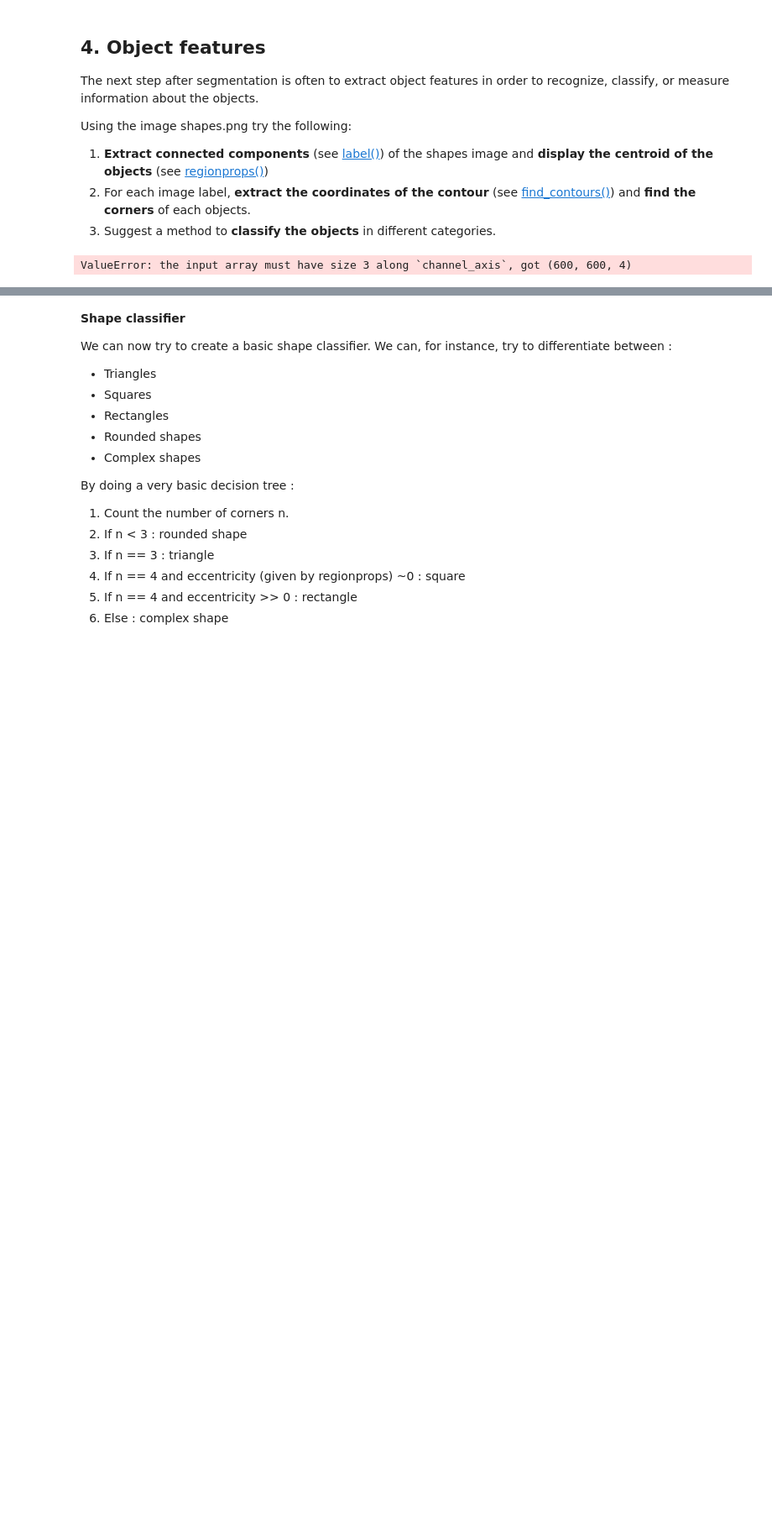
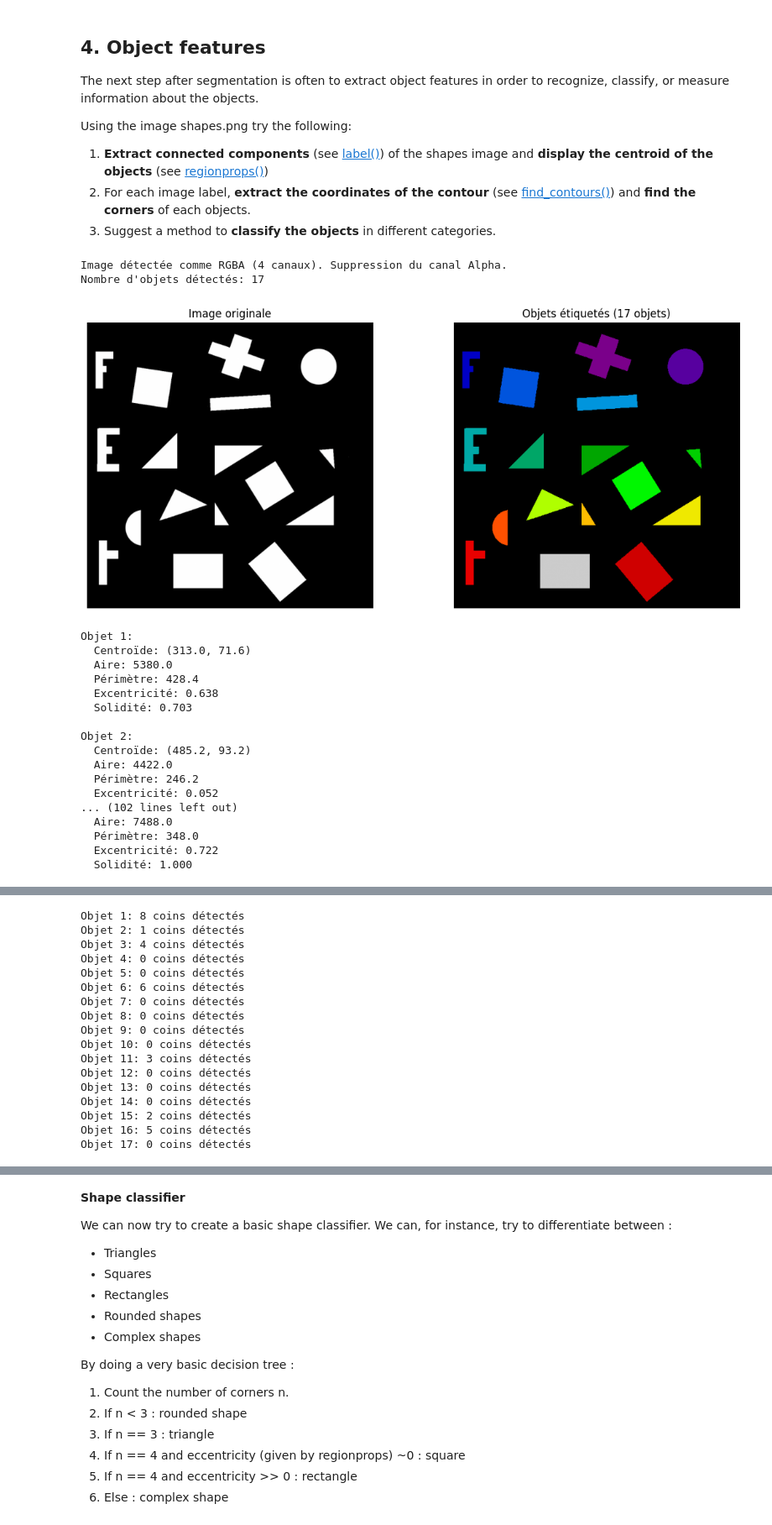
Before and after one commit to mordamed/ImageProcessing, a Jupyter notebook: 3_Image_Segmentation/TP3_Image_Segmentation.ipynb, the cells around one changed output, grey strips where cells are left out. Shown at 84% size. Saved outputs shown, nothing was run; the diff lists cells and outputs as text; code cells hidden in the pictures; blank space fills up the shorter version.

```diff
--- a/3_Image_Segmentation/TP3_Image_Segmentation.ipynb
+++ b/3_Image_Segmentation/TP3_Image_Segmentation.ipynb
@@ -653,19 +653,30 @@ from skimage.feature import corner_harris, corner_peaks
 from skimage.io import imread
 from skimage.color import rgb2gray
 
-# --- 1. Chargement et Pré-traitement ---
+# --- 1. Chargement et Pré-traitement  ---
 
 imgShapes = imread('data/shapes.png')
 
 # Convertir en grayscale si nécessaire
 if imgShapes.ndim == 3:
-    imgShapes_gray = rgb2gray(imgShapes)
+    # VÉRIFICATION : L'image est-elle RGBA (4 canaux) ?
+    if imgShapes.shape[2] == 4:
+        print("Image détectée comme RGBA (4 canaux). Suppression du canal Alpha.")
+        # Utiliser le slicing pour ne garder que les 3 premiers canaux (R, G, B)
+        imgShapes_rgb = imgShapes[:, :, :3]
+    else:
+        imgShapes_rgb = imgShapes
+
+    # Conversion en niveaux de gris avec l'image 3 canaux
+    imgShapes_gray = rgb2gray(imgShapes_rgb)
+
 else:
+    # C'est déjà une image 1D (niveaux de gris), donc pas de conversion nécessaire
     imgShapes_gray = imgShapes
 
+# Maintenant, le reste du code peut continuer...
 # Créer un masque binaire (seuillage)
 threshold = 0.5
-# Note: Adaptez le signe (< ou >) selon que le fond est noir ou blanc
 binary_shapes = imgShapes_gray > threshold
 
 # --- 2. Étiquetage (Connected Component Labeling) ---
@@ -743,31 +754,50 @@ for idx, region in enumerate(regions):
     # Harris détecte les changements d'intensité forts dans deux directions
 
     corners = corner_harris(roi_binary.astype(float))
     corner_coords = corner_peaks(corners, min_distance=5, threshold_rel=0.1)
     num_corners = len(corner_coords)
 
     print(f"Objet {region.label}: {num_corners} coins détectés")
 
     # Affichage
     axes[idx].imshow(roi_binary, cmap='gray')
     axes[idx].set_title(f'Objet {region.label} - {num_corners} coins')
     axes[idx].axis('off')
 
     # Tracer les contours
     for contour in contours:
         axes[idx].plot(contour[:, 1], contour[:, 0], 'r-', linewidth=2)
 
     # Tracer les coins
     if len(corner_coords) > 0:
         axes[idx].plot(corner_coords[:, 1], corner_coords[:, 0], 'yo',
                      markersize=8, markeredgecolor='red', markeredgewidth=2)
 
 # Cacher les axes non utilisés s'il y en a
 if num_objects > 1:
     for idx in range(num_objects, len(axes)):
         axes[idx].axis('off')
 
 plt.tight_layout()
 plt.show()
 # %% [output]
-ValueError: the input array must have size 3 along `channel_axis`, got (600, 600, 4)
+Image détectée comme RGBA (4 canaux). Suppression du canal Alpha.
+Nombre d'objets détectés: 17
+[figure, added]
+Objet 1:
+  Centroïde: (313.0, 71.6)
+  Aire: 5380.0
+  Périmètre: 428.4
+  Excentricité: 0.638
+  Solidité: 0.703
+
+Objet 2:
+  Centroïde: (485.2, 93.2)
+  Aire: 4422.0
+  Périmètre: 246.2
+  Excentricité: 0.052
+... (102 lines left out)
+  Aire: 7488.0
+  Périmètre: 348.0
+  Excentricité: 0.722
+  Solidité: 1.000
@@ -773,0 +805,17 @@ ValueError: the input array must have size 3 along `channel_axis`, got (600, 600
+Objet 1: 8 coins détectés
+Objet 2: 1 coins détectés
+Objet 3: 4 coins détectés
+Objet 4: 0 coins détectés
+Objet 5: 0 coins détectés
+Objet 6: 6 coins détectés
+Objet 7: 0 coins détectés
+Objet 8: 0 coins détectés
+Objet 9: 0 coins détectés
+Objet 10: 0 coins détectés
+Objet 11: 3 coins détectés
+Objet 12: 0 coins détectés
+Objet 13: 0 coins détectés
+Objet 14: 0 coins détectés
+Objet 15: 2 coins détectés
+Objet 16: 5 coins détectés
+Objet 17: 0 coins détectés
```
Also changed, not shown: parts of 2 cells of this notebook.
